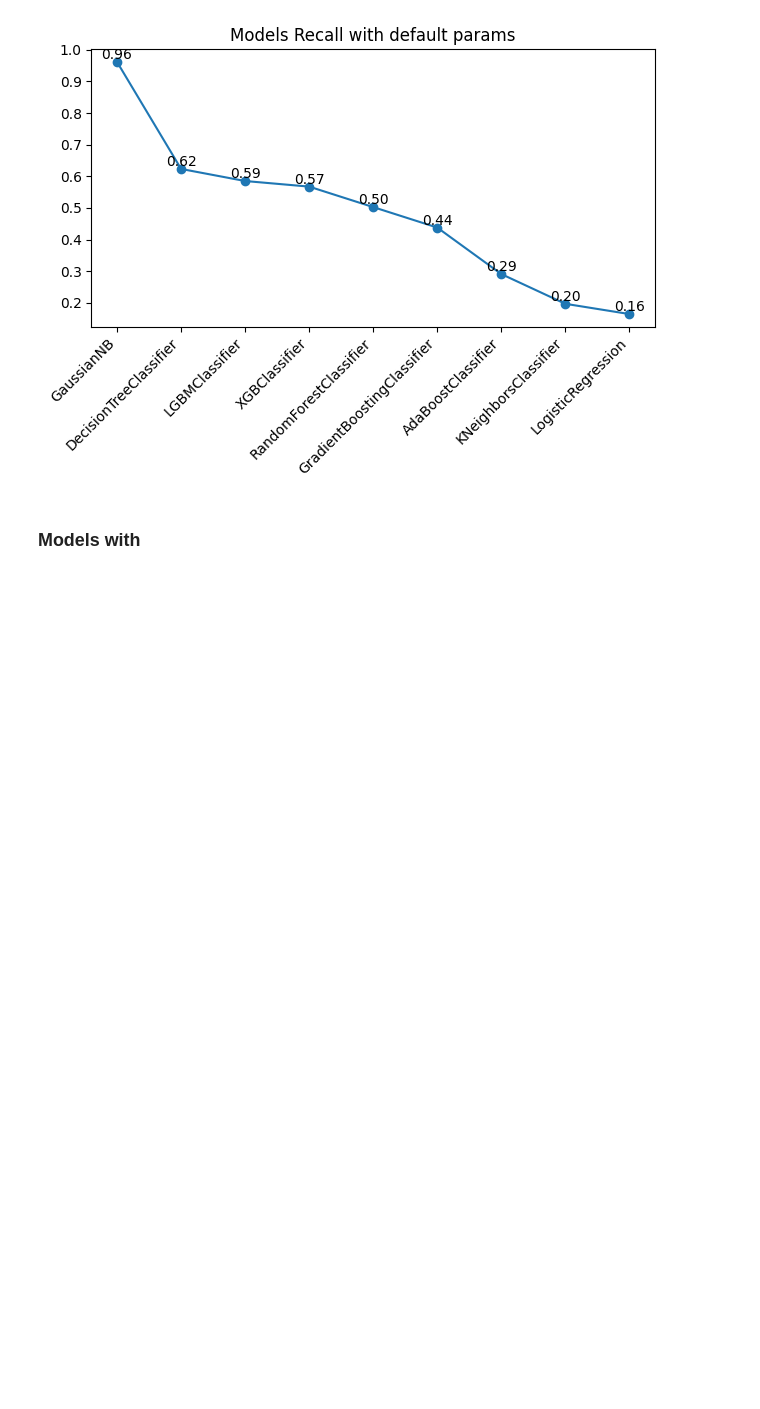
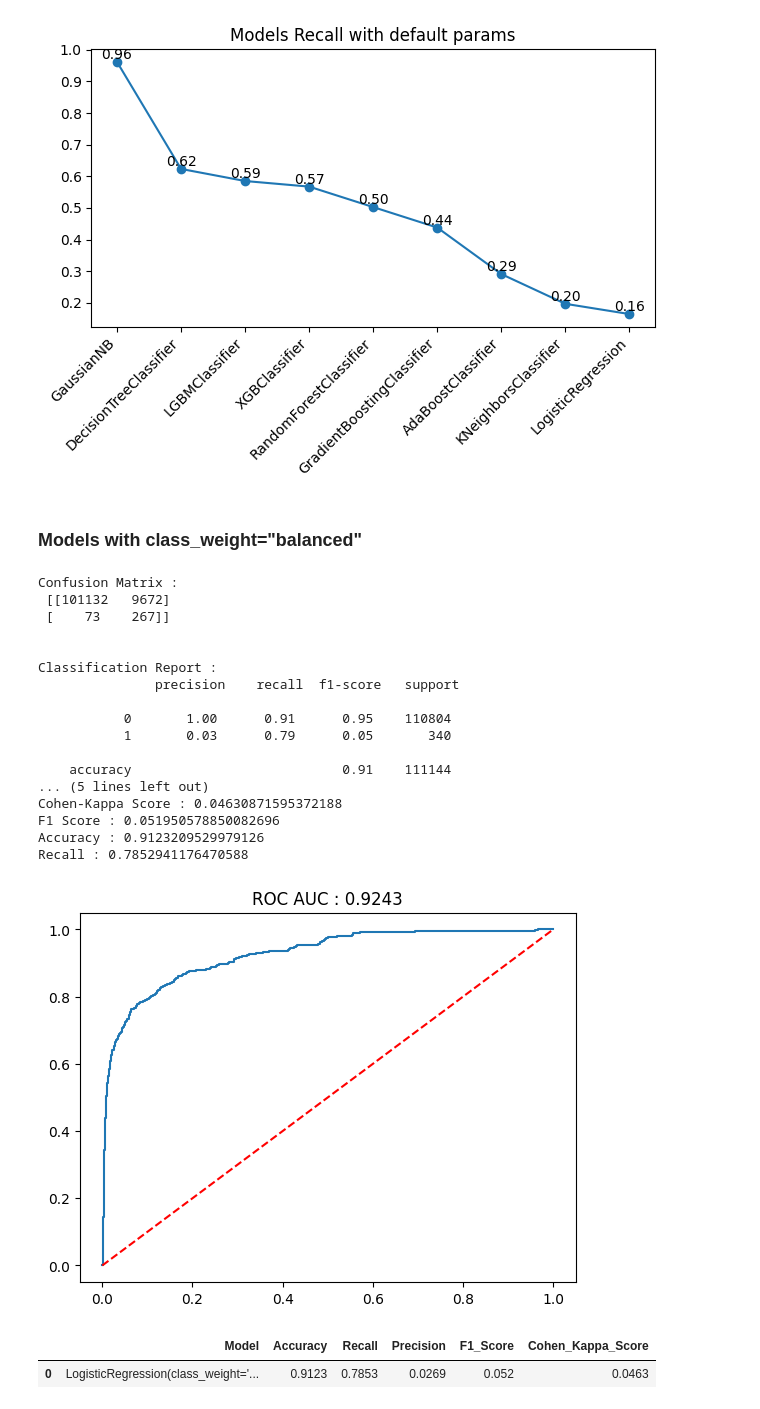
Before and after one commit to Shubham-S151/End-to-End-MLOps-Pipeline, a Jupyter notebook: notebooks/Credit_Card_Fraud_Data/7_Model_Training.ipynb, the cells around one changed output. Saved outputs shown, nothing was run; the diff lists cells and outputs as text; code cells hidden in the pictures; blank space fills up the shorter version.

Commit message:
modelling begin
MLFlow Experiment and Model Exploration

```diff
--- a/notebooks/Credit_Card_Fraud_Data/7_Model_Training.ipynb
+++ b/notebooks/Credit_Card_Fraud_Data/7_Model_Training.ipynb
@@ -474,4 +474,4 @@ plt.tight_layout()
 # %% [output]
 [figure]
 # %% [markdown]
-### Models with
+### Models with class_weight="balanced"
@@ -477,0 +529,24 @@ plt.tight_layout()
+# %%
+classification_model_scores(LogisticRegression(class_weight="balanced"),x_train
+                            ,y_train,x_test,y_test)
+# %% [output]
+Confusion Matrix :
+ [[101132   9672]
+ [    73    267]]
+
+
+Classification Report :
+               precision    recall  f1-score   support
+
+           0       1.00      0.91      0.95    110804
+           1       0.03      0.79      0.05       340
+
+    accuracy                           0.91    111144
+... (5 lines left out)
+Cohen-Kappa Score : 0.04630871595372188
+F1 Score : 0.051950578850082696
+Accuracy : 0.9123209529979126
+Recall : 0.7852941176470588
+[figure, added]
+|  | Model | Accuracy | Recall | Precision | F1_Score | Cohen_Kappa_Score |
+| 0 | LogisticRegression(class_weight='... | 0.9123 | 0.7853 | 0.0269 | 0.052 | 0.0463 |
```
Also changed, not shown: parts of 9 cells of this notebook, 4 other files.
